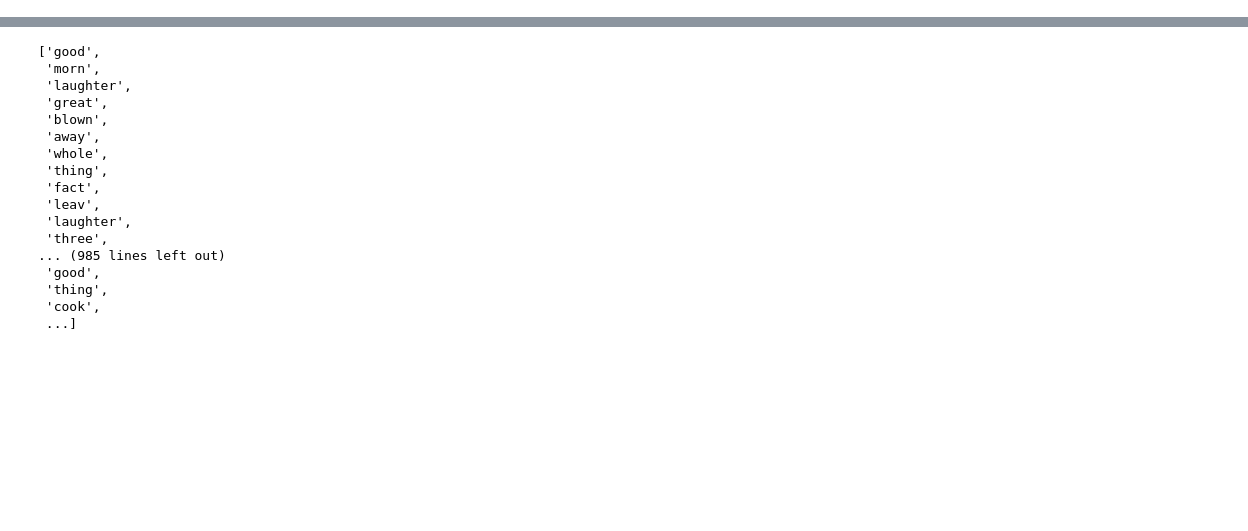
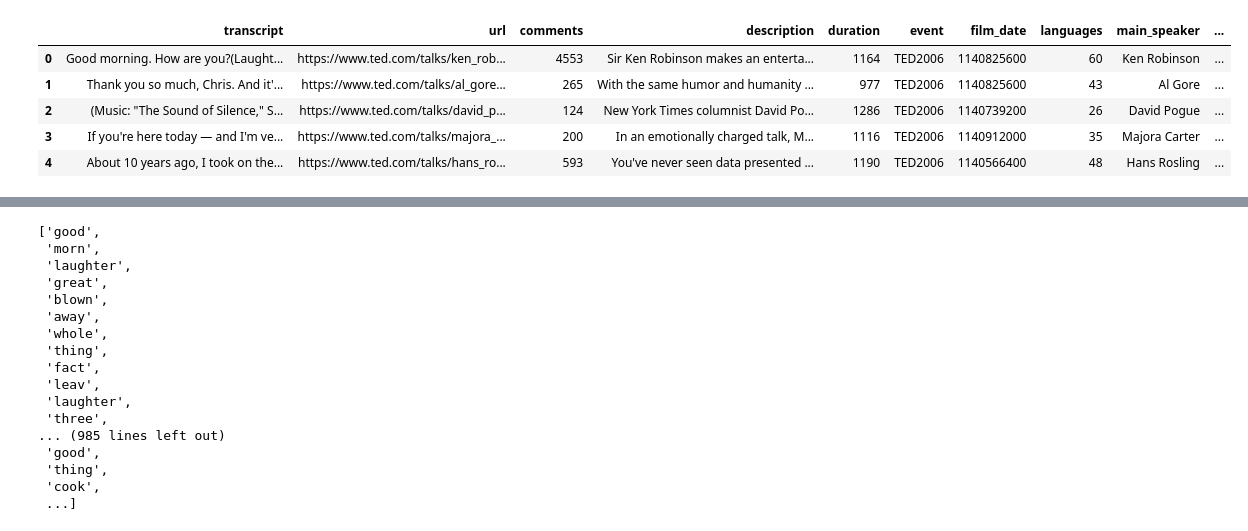
Before and after one commit to aarontyliu/IDS-703-Final-Project, a Jupyter notebook: Tokenizing the transcripts - Aaron.ipynb, the cells around one changed output, grey strips where cells are left out. Drawn from its saved outputs; the diff is of its cells as text; code cells hidden in the pictures; blank space fills up the shorter version.

```diff
--- a/Tokenizing the transcripts - Aaron.ipynb
+++ b/Tokenizing the transcripts - Aaron.ipynb
@@ -28,2 +70,13 @@ model.save("word2vec.model")
 # %%
-transcripts = pd.read_csv('data/transcripts.csv')['transcript']
+transcripts = pd.read_csv('data/transcripts.csv')
+# %%
+ted_merged = pd.merge(left=transcripts, right=ted_main, left_on='url', right_on='url')
+# %%
+ted_merged.head()
+# %% [output]
+|  | transcript | url | comments | description | duration | event | film_date | languages | main_speaker | ... |
+| 0 | Good morning. How are you?(Laught... | https://www.ted.com/talks/ken_rob... | 4553 | Sir Ken Robinson makes an enterta... | 1164 | TED2006 | 1140825600 | 60 | Ken Robinson | ... |
+| 1 | Thank you so much, Chris. And it'... | https://www.ted.com/talks/al_gore... | 265 | With the same humor and humanity ... | 977 | TED2006 | 1140825600 | 43 | Al Gore | ... |
+| 2 | (Music: "The Sound of Silence," S... | https://www.ted.com/talks/david_p... | 124 | New York Times columnist David Po... | 1286 | TED2006 | 1140739200 | 26 | David Pogue | ... |
+| 3 | If you're here today — and I'm ve... | https://www.ted.com/talks/majora_... | 200 | In an emotionally charged talk, M... | 1116 | TED2006 | 1140912000 | 35 | Majora Carter | ... |
+| 4 | About 10 years ago, I took on the... | https://www.ted.com/talks/hans_ro... | 593 | You've never seen data presented ... | 1190 | TED2006 | 1140566400 | 48 | Hans Rosling | ... |
```
Also changed, not shown: parts of 7 cells of this notebook, 1 other file.
